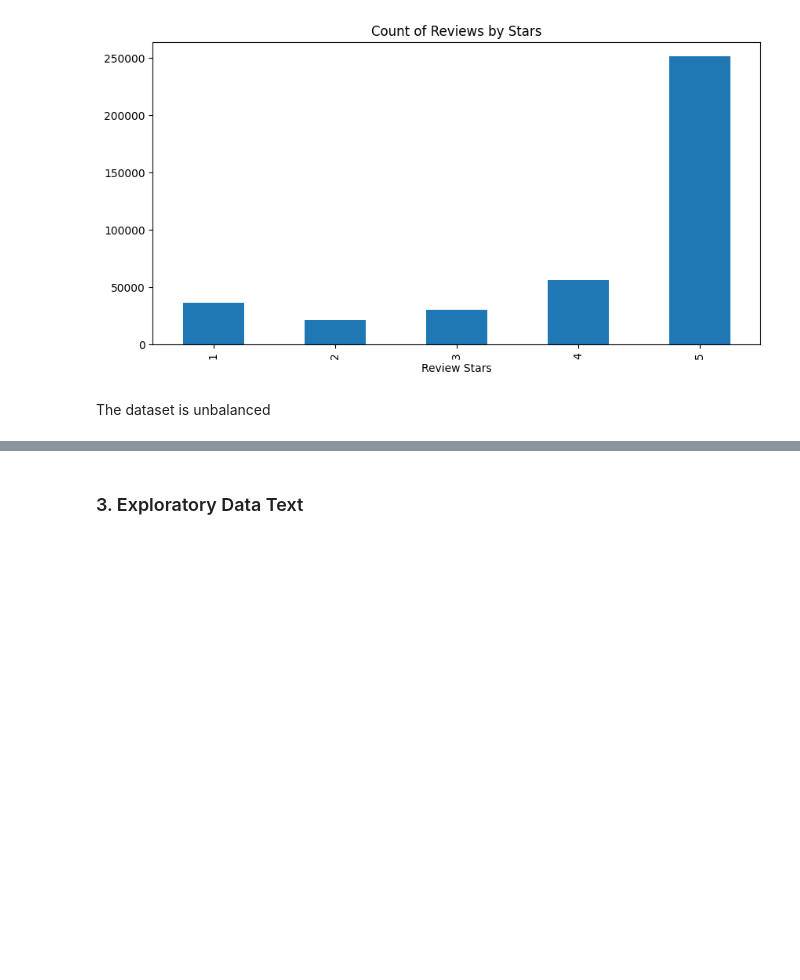
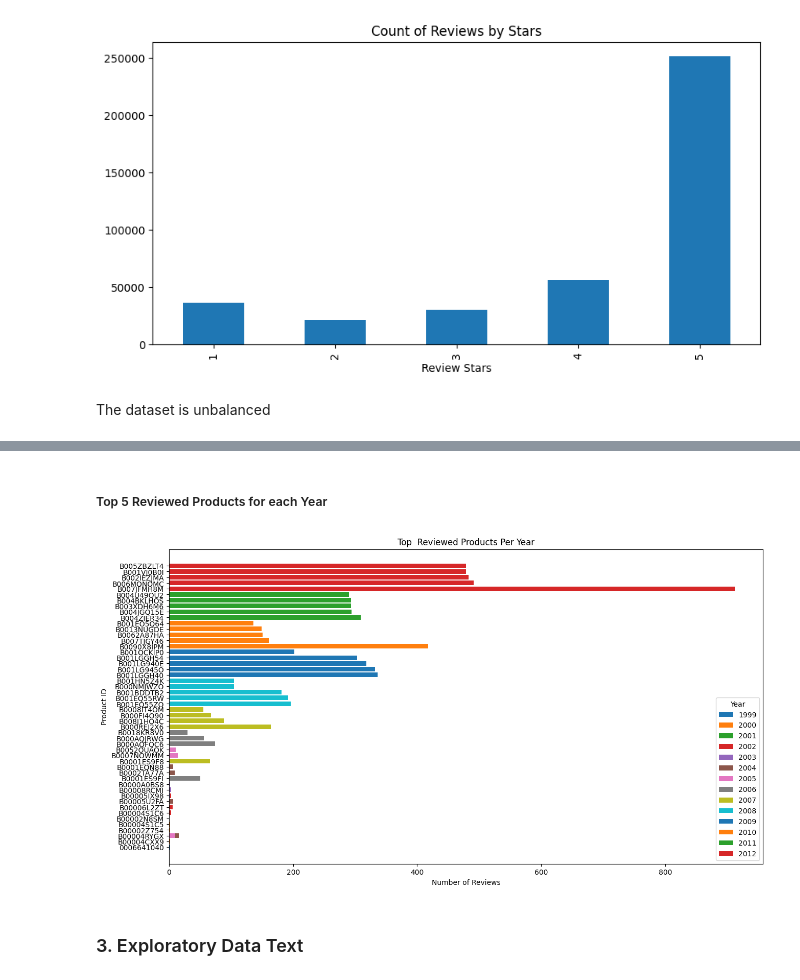
Before and after one commit to anapovedaavanade/Project_Capstone, a Jupyter notebook: code/Project.ipynb, the cells around one changed output, grey strips where cells are left out. Saved outputs shown, nothing was run; the diff lists cells and outputs as text; code cells hidden in the pictures; blank space fills up the shorter version.

```diff
--- a/code/Project.ipynb
+++ b/code/Project.ipynb
@@ -378,3 +401,29 @@ The dataset is unbalanced
+# %% [markdown]
+##### Top 5 Reviewed Products for each Year
+# %%
+# Convert 'Time' column to datetime
+df['Year'] = pd.to_datetime(df['Time'], unit='s').dt.year
+
+# Group by year and product, and count the number of reviews
+grouped_df = df.groupby(['Year', 'ProductId']).size().reset_index(name='ReviewCount')
+
+# Get the top 10 reviewed products for each year
+top_products_per_year = grouped_df.groupby('Year').apply(lambda x: x.nlargest(5, 'ReviewCount')).reset_index(drop=True)
+
+# Plotting
+fig, ax = plt.subplots(figsize=(15, 8))
+
+for year in sorted(top_products_per_year['Year'].unique()):
+    year_data = top_products_per_year[top_products_per_year['Year'] == year]
+    ax.barh(year_data['ProductId'], year_data['ReviewCount'], label=str(year))
+
+ax.set_title('Top  Reviewed Products Per Year')
+ax.set_xlabel('Number of Reviews')
+ax.set_ylabel('Product ID')
+ax.legend(title='Year')
+plt.show()
+# %% [output]
+[figure, added]
 # %% [markdown]
 ### 3. Exploratory Data Text
 # %% [markdown]
```
Also changed, not shown: parts of 47 cells of this notebook.
